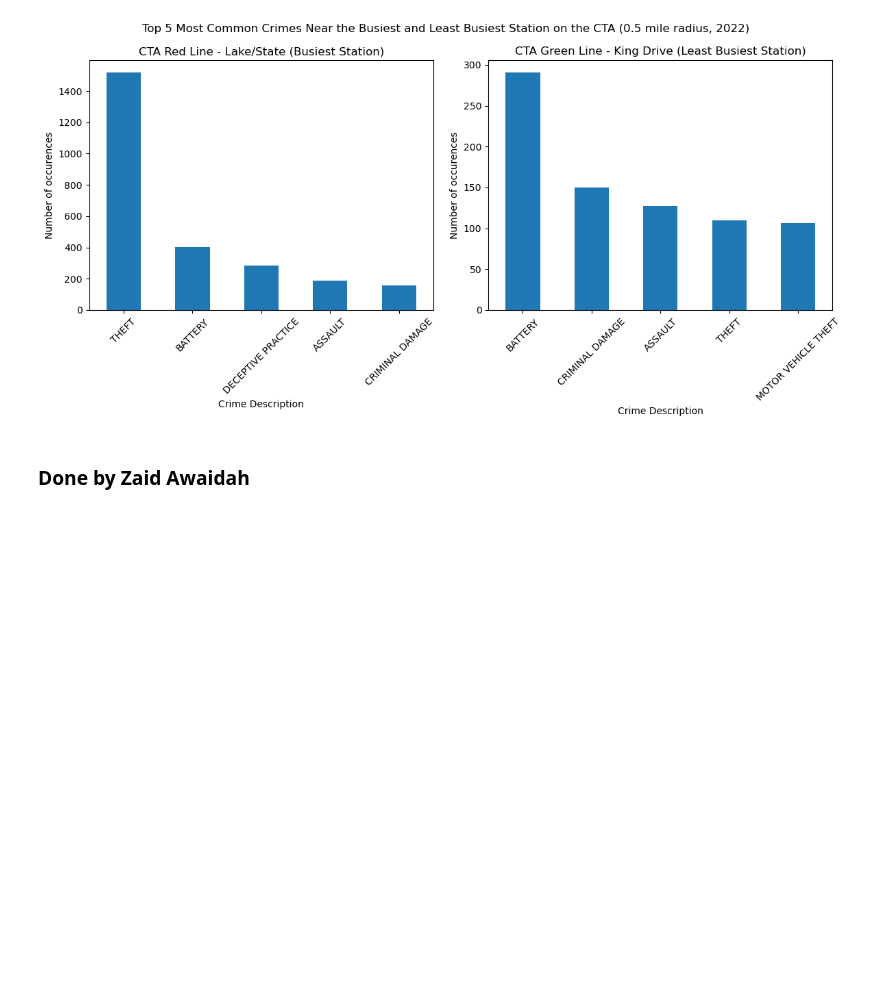
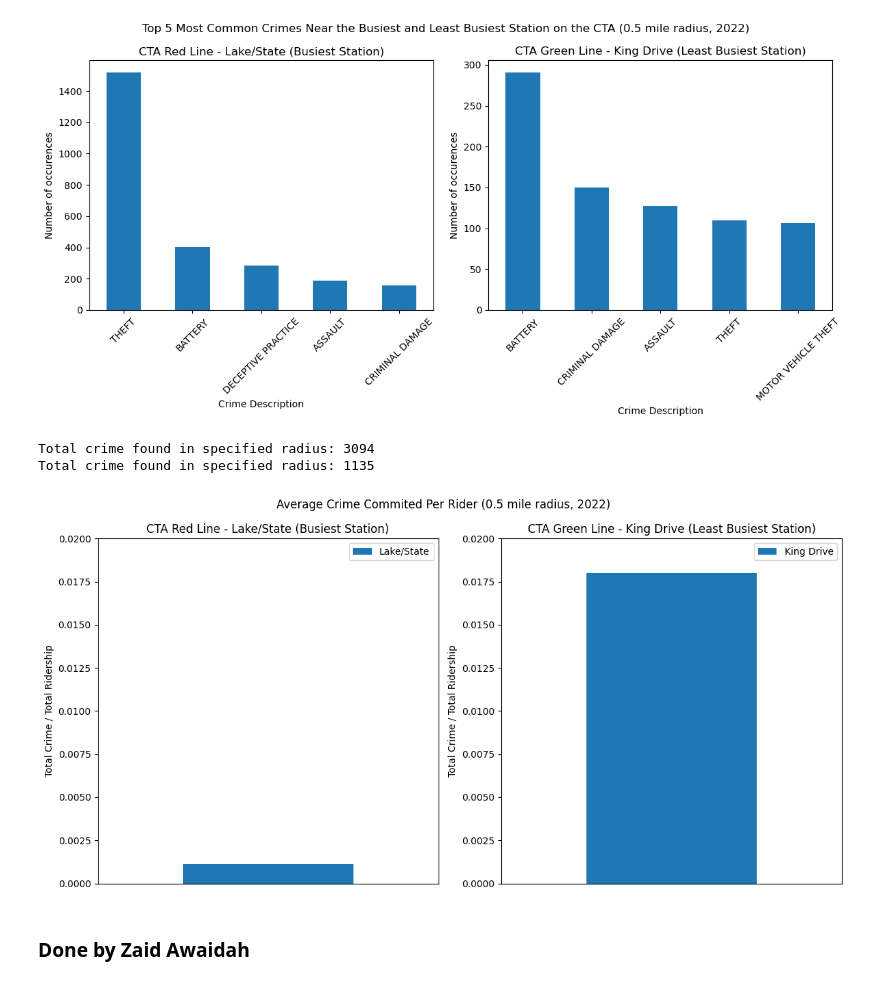
Before and after one commit to chi-city/CS418-Group-Project, a Jupyter notebook: progress_report.ipynb, the cells around one changed output. Saved outputs shown, nothing was run; the diff lists cells and outputs as text; code cells hidden in the pictures; blank space fills up the shorter version.

Commit message:
Added an additional visulization.

```diff
--- a/progress_report.ipynb
+++ b/progress_report.ipynb
@@ -417,6 +418,35 @@ plt.show()
 Total crime found in specified radius: 3094
 Total crime found in specified radius: 1135
 [figure]
+# %%
+# Sixth Visulization: Total crime / total rider within 0.5 miles at the most and least station in Chicago. (Alex Castillo)
+chicago_crime_data = pd.read_csv(chicago_crime_file, usecols=["Date", "Latitude", "Longitude", "Arrest", "Primary Type"])
+chicago_crime_data = chicago_crime_data.dropna(subset=["Latitude", "Longitude"])
+chicago_cta_busiest_station_crimes = get_crime_nearby_chicago(41.884809, -87.627813, chicago_crime_data, 0.5).sum(axis=0)
+chicago_cta_least_busiest_station_crimes = get_crime_nearby_chicago(41.78013, -87.615546, chicago_crime_data, 0.5).sum(axis=0)
+
+# Total annual ridership data manually inserted from CTA ridership data
+chicago_cta_busiest_station_crimes = pd.DataFrame({"Lake/State": [chicago_cta_busiest_station_crimes.sum() / 2749185]})
+chicago_cta_least_busiest_station_crimes = pd.DataFrame({"King Drive": [chicago_cta_least_busiest_station_crimes.sum() / 63011]})
+
+fig, axes = plt.subplots(1,2, figsize=(12,6))
+chicago_cta_busiest_station_crimes.plot(kind="bar", ax=axes[0])
+axes[0].set_title("CTA Red Line - Lake/State (Busiest Station)")
+axes[0].set_ylabel("Total Crime / Total Ridership")
+axes[0].set_xticks([])
+axes[0].set_yticks([0.0000, 0.0025, 0.0050, 0.0075, 0.0100, 0.0125, 0.0150, 0.0175, 0.0200])
+chicago_cta_least_busiest_station_crimes.plot(kind="bar", ax=axes[1])
+axes[1].set_title("CTA Green Line - King Drive (Least Busiest Station)")
+axes[1].set_ylabel("Total Crime / Total Ridership")
+axes[1].set_xticks([])
+axes[1].set_yticks([0.0000, 0.0025, 0.0050, 0.0075, 0.0100, 0.0125, 0.0150, 0.0175, 0.0200])
+plt.suptitle("Average Crime Commited Per Rider (0.5 mile radius, 2022)")
+plt.tight_layout()
+plt.show()
+# %% [output]
+Total crime found in specified radius: 3094
+Total crime found in specified radius: 1135
+[figure, added]
 # %% [markdown]
 ### Done by Zaid Awaidah
 # %%
```
Also changed, not shown: parts of 1 cell of this notebook.
